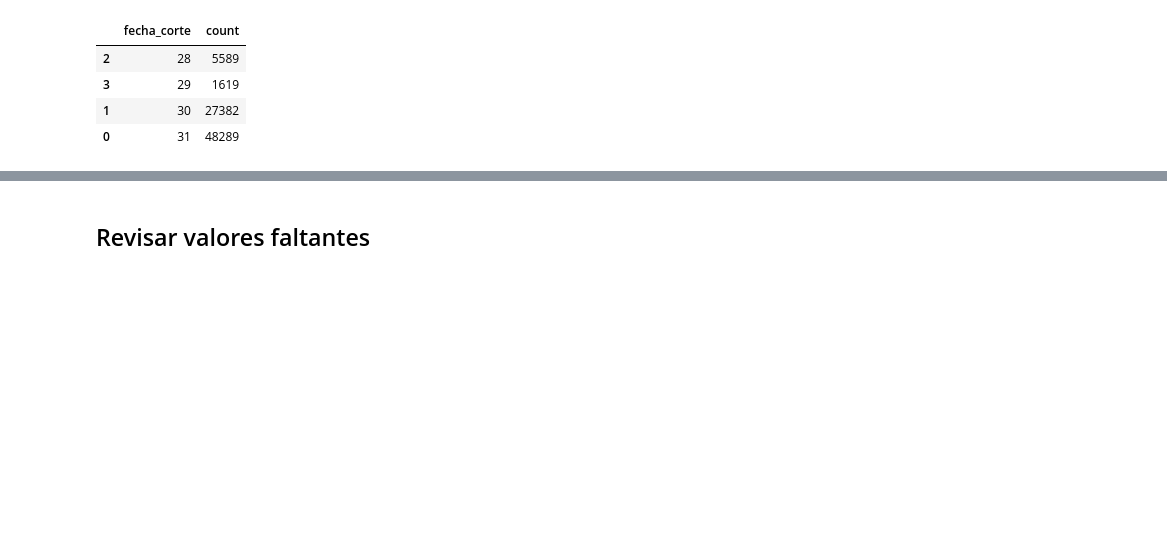
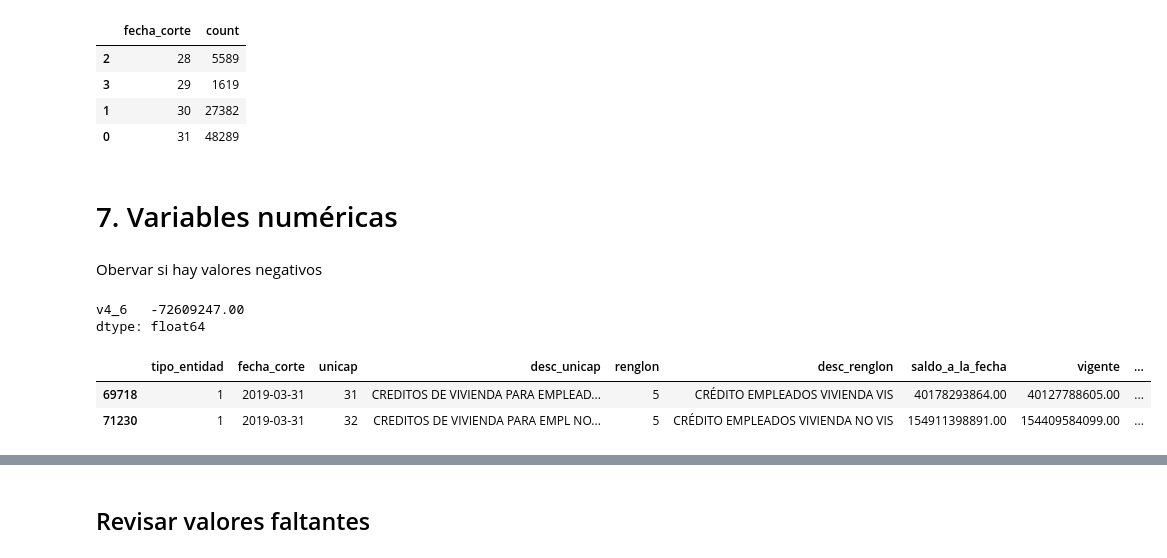
Before and after one commit to AlexanderBedoyaC/no_supervisado, a Jupyter notebook: 1. Limpieza y Transformación.ipynb, the cells around one changed output, grey strips where cells are left out. Drawn from its saved outputs; the diff is of its cells as text; code cells hidden in the pictures; blank space fills up the shorter version.

```diff
--- a/1. Limpieza y Transformación.ipynb
+++ b/1. Limpieza y Transformación.ipynb
@@ -232,3 +232,20 @@ df.fecha_corte.dt.day.value_counts().reset_index().sort_values(by='fecha_corte')
 | 3 | 29 | 1619 |
 | 1 | 30 | 27382 |
 | 0 | 31 | 48289 |
+# %% [markdown]
+# 7. Variables numéricas
+# %% [markdown]
+Obervar si hay valores negativos
+# %%
+df_num = df.select_dtypes(exclude=['object', 'datetime'])
+df_num_neg = df_num[df_num<0].sum()
+df_num_neg[df_num_neg<0]
+# %% [output]
+v4_6   -72609247.00
+dtype: float64
+# %%
+df[df.v4_6<0]
+# %% [output]
+|  | tipo_entidad | fecha_corte | unicap | desc_unicap | renglon | desc_renglon | saldo_a_la_fecha | vigente | ... |
+| 69718 | 1 | 2019-03-31 | 31 | CREDITOS DE VIVIENDA PARA EMPLEAD... | 5 | CRÉDITO EMPLEADOS VIVIENDA VIS | 40178293864.00 | 40127788605.00 | ... |
+| 71230 | 1 | 2019-03-31 | 32 | CREDITOS DE VIVIENDA PARA EMPL NO... | 5 | CRÉDITO EMPLEADOS VIVIENDA NO VIS | 154911398891.00 | 154409584099.00 | ... |
```
Also changed, not shown: parts of 8 cells of this notebook.
